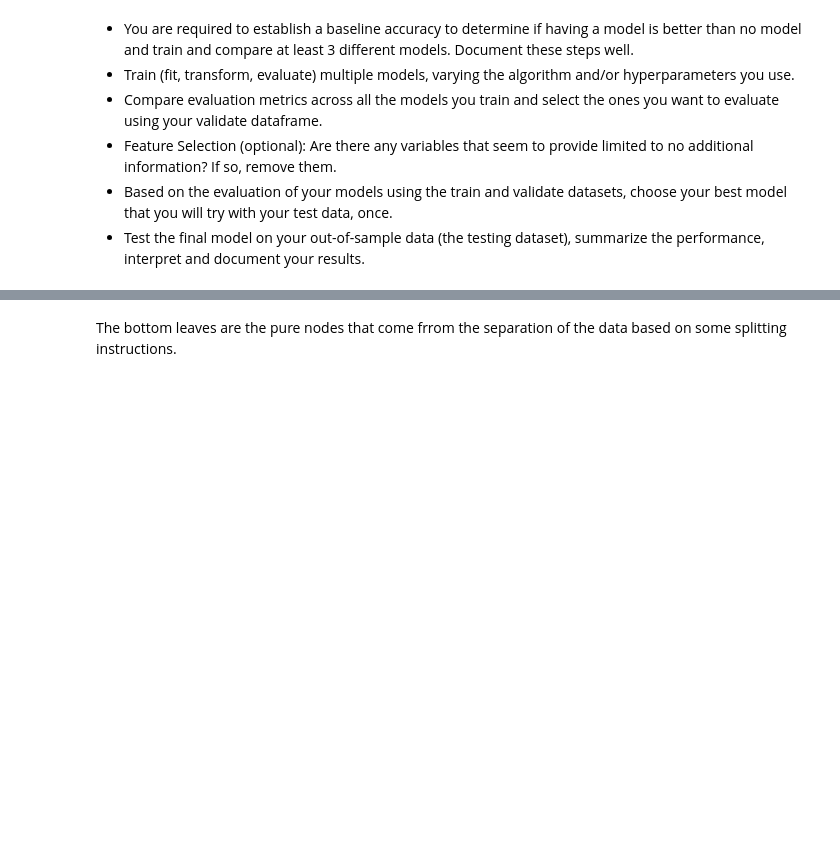
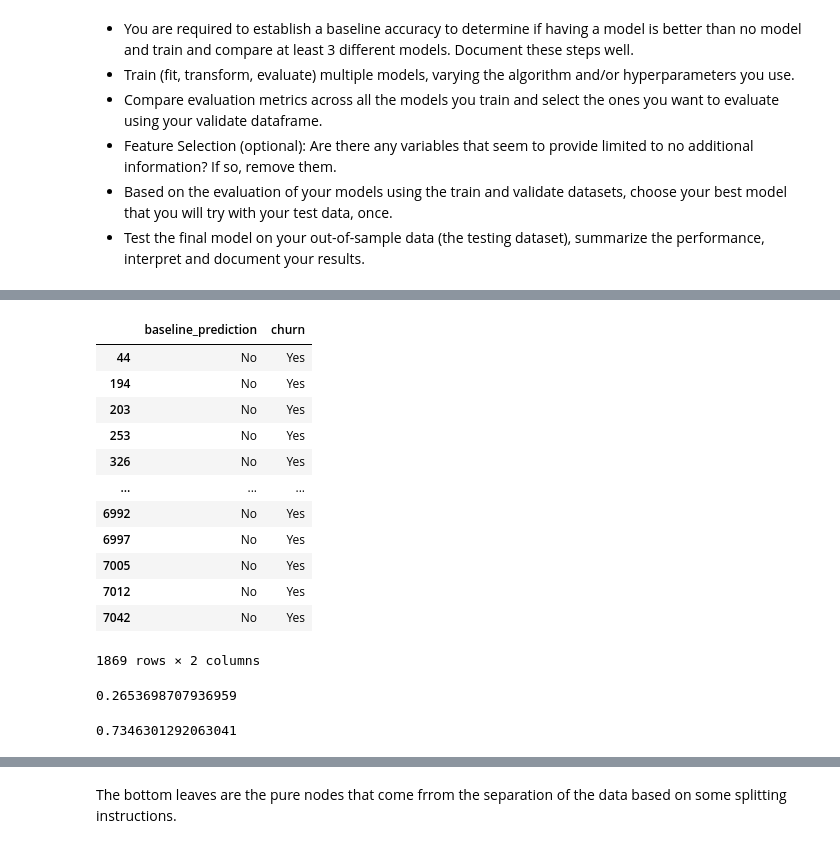
Before and after one commit to lupeluna/Telco-Classification-Project, a Jupyter notebook: PRE -Telco-Classification.ipynb, the cells around one changed output, grey strips where cells are left out. Drawn from its saved outputs; the diff is of its cells as text; code cells hidden in the pictures; blank space fills up the shorter version.

```diff
--- a/PRE -Telco-Classification.ipynb
+++ b/PRE -Telco-Classification.ipynb
@@ -482,0 +515,25 @@ df
+# %%
+df[df.baseline_prediction != df.churn][['baseline_prediction', 'churn']]
+# %% [output]
+|  | baseline_prediction | churn |
+| 44 | No | Yes |
+| 194 | No | Yes |
+| 203 | No | Yes |
+| 253 | No | Yes |
+| 326 | No | Yes |
+| ... | ... | ... |
+| 6992 | No | Yes |
+| 6997 | No | Yes |
+| 7005 | No | Yes |
+| 7012 | No | Yes |
+| 7042 | No | Yes |
+1869 rows × 2 columns
+# %%
+len(df[df.baseline_prediction != df.churn][['baseline_prediction', 'churn']])/len(df)
+# %% [output]
+0.2653698707936959
+# %%
+baseline_accuracy = (df.baseline_prediction == df.churn).mean()
+baseline_accuracy
+# %% [output]
+0.7346301292063041
```
Also changed, not shown: parts of 29 cells of this notebook.
